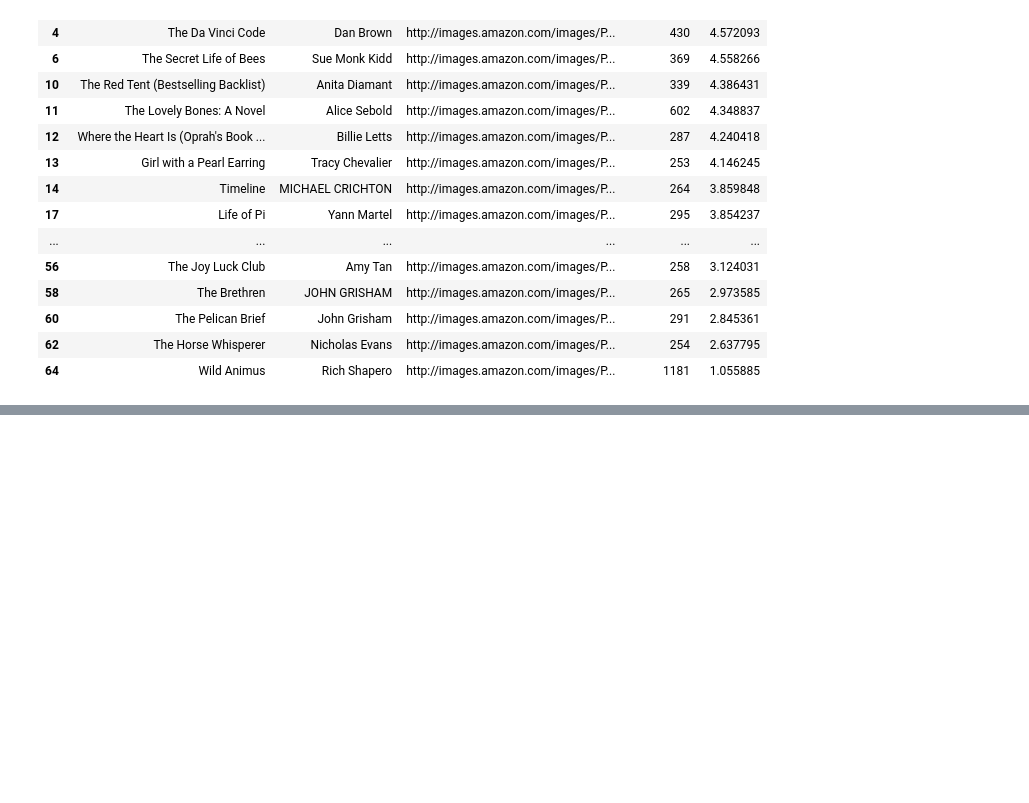
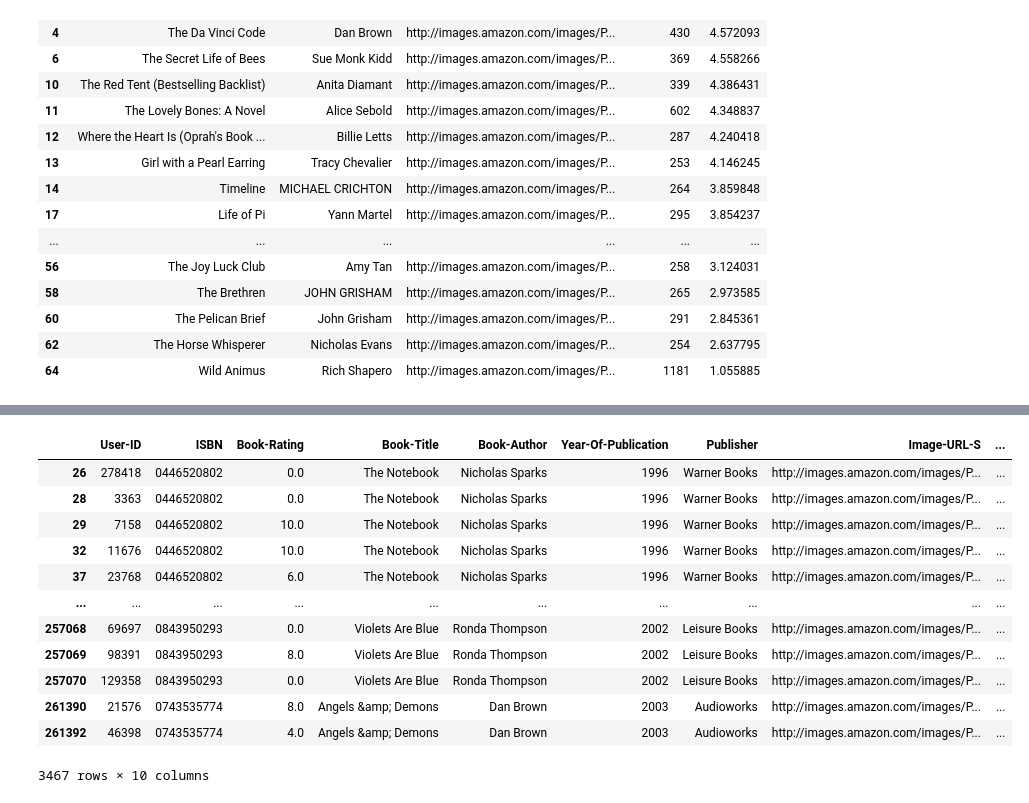
Before and after one commit to safwan-shaikh/BookRecommendation, a Jupyter notebook: Book_Recommendation_System.ipynb, the cells around one changed output, grey strips where cells are left out. Saved outputs shown, nothing was run; the diff lists cells and outputs as text; code cells hidden in the pictures; blank space fills up the shorter version.

```diff
--- a/Book_Recommendation_System.ipynb
+++ b/Book_Recommendation_System.ipynb
@@ -190,0 +208,6 @@ popular_df
+# %%
+#getting users who has read more than  200 books
+x = ratings_with_name.groupby('User-ID').count()['Book-Rating'] > 200
+padhe_likhe_users=x[x].index
+# %%
+filtered_rating = ratings_with_name[ratings_with_name['User-ID'].isin(padhe_likhe_users)]
@@ -190,0 +220,16 @@ popular_df
+# %%
+final_ratings
+# %% [output]
+|  | User-ID | ISBN | Book-Rating | Book-Title | Book-Author | Year-Of-Publication | Publisher | Image-URL-S | ... |
+| 26 | 278418 | 0446520802 | 0.0 | The Notebook | Nicholas Sparks | 1996 | Warner Books | http://images.amazon.com/images/P... | ... |
+| 28 | 3363 | 0446520802 | 0.0 | The Notebook | Nicholas Sparks | 1996 | Warner Books | http://images.amazon.com/images/P... | ... |
+| 29 | 7158 | 0446520802 | 10.0 | The Notebook | Nicholas Sparks | 1996 | Warner Books | http://images.amazon.com/images/P... | ... |
+| 32 | 11676 | 0446520802 | 10.0 | The Notebook | Nicholas Sparks | 1996 | Warner Books | http://images.amazon.com/images/P... | ... |
+| 37 | 23768 | 0446520802 | 6.0 | The Notebook | Nicholas Sparks | 1996 | Warner Books | http://images.amazon.com/images/P... | ... |
+| ... | ... | ... | ... | ... | ... | ... | ... | ... | ... |
+| 257068 | 69697 | 0843950293 | 0.0 | Violets Are Blue | Ronda Thompson | 2002 | Leisure Books | http://images.amazon.com/images/P... | ... |
+| 257069 | 98391 | 0843950293 | 8.0 | Violets Are Blue | Ronda Thompson | 2002 | Leisure Books | http://images.amazon.com/images/P... | ... |
+| 257070 | 129358 | 0843950293 | 0.0 | Violets Are Blue | Ronda Thompson | 2002 | Leisure Books | http://images.amazon.com/images/P... | ... |
+| 261390 | 21576 | 0743535774 | 8.0 | Angels &amp; Demons | Dan Brown | 2003 | Audioworks | http://images.amazon.com/images/P... | ... |
+| 261392 | 46398 | 0743535774 | 4.0 | Angels &amp; Demons | Dan Brown | 2003 | Audioworks | http://images.amazon.com/images/P... | ... |
+3467 rows × 10 columns
```
Also changed, not shown: parts of 11 cells of this notebook.
